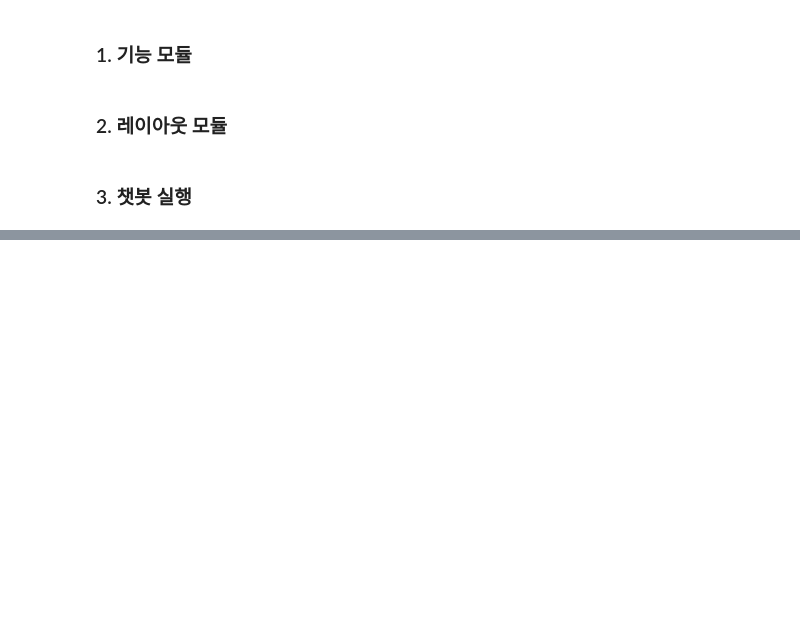
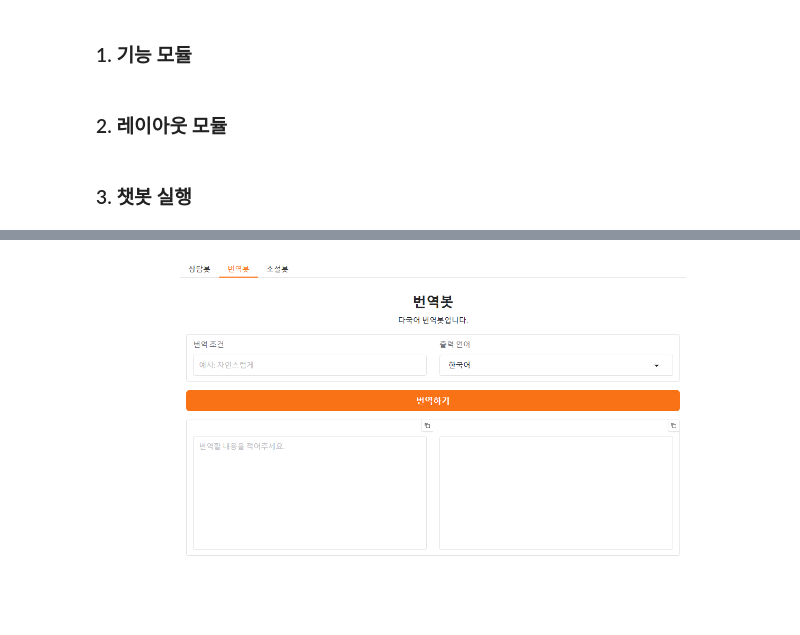
Before and after one commit to JaceKim-TheAL/D2506_GenerativeAI, a Jupyter notebook: code/chatbot/AICB21_그라디오로 챗봇 제작.ipynb, the cells around one changed output, grey strips where cells are left out. Cells and saved outputs as stored; diff of their text form; code cells hidden in the pictures; blank space fills up the shorter version.

```diff
--- a/code/chatbot/AICB21_그라디오로 챗봇 제작.ipynb
+++ b/code/chatbot/AICB21_그라디오로 챗봇 제작.ipynb
@@ -740,0 +717,4 @@ app.launch()
+# %%
+display(chatbot_tab02)
+# %% [output]
+[figure, added]
```
Also changed, not shown: parts of 9 cells of this notebook, 3 other files.
